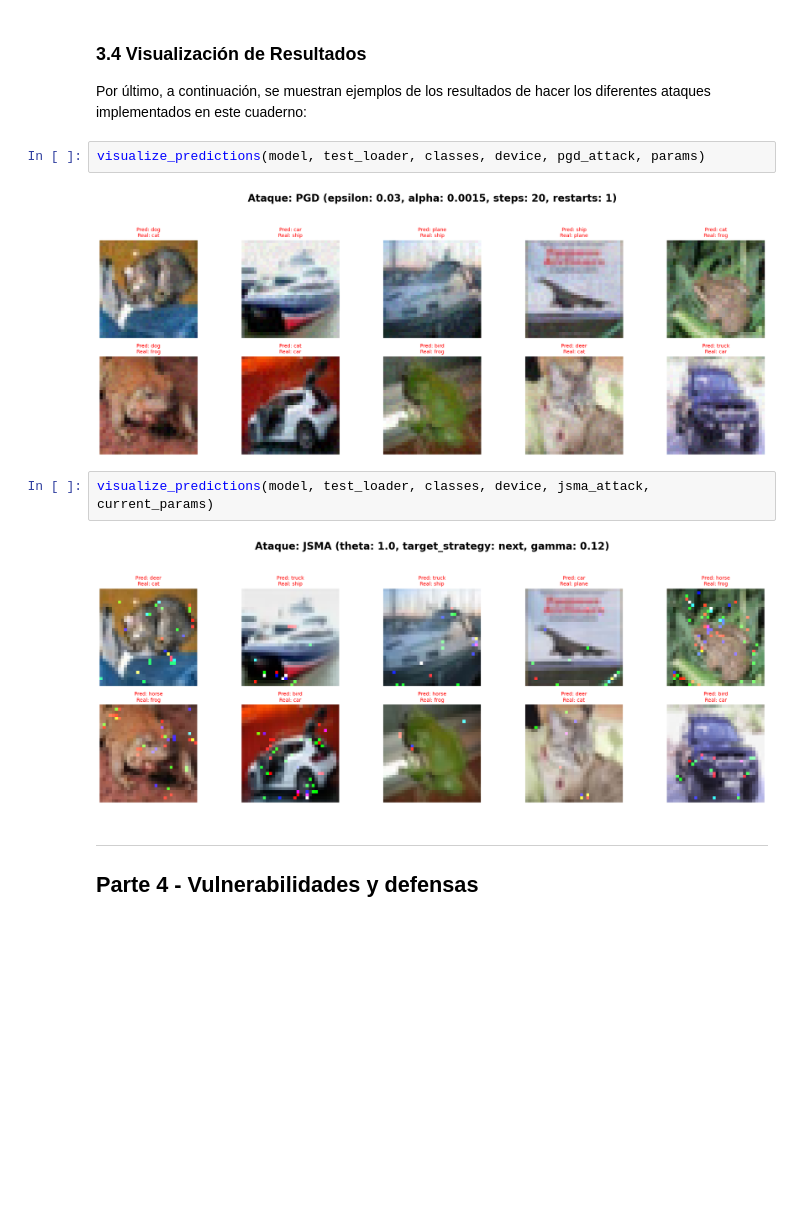
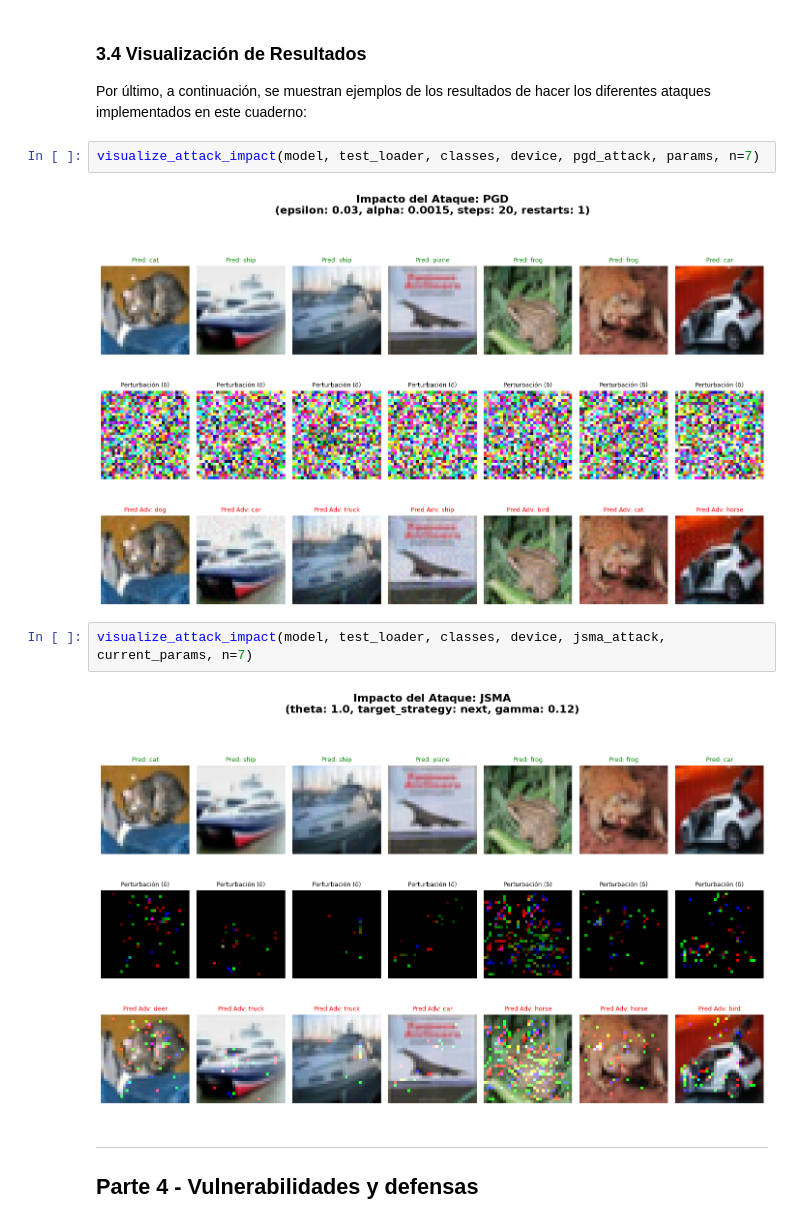
Before and after one commit to alvaroG-IA/CNN-Adversarial-Attacks-Defense, a Jupyter notebook: notebook.ipynb, the cells around one changed output. Drawn from its saved outputs; the diff is of its cells as text; blank space fills up the shorter version.

```diff
--- a/notebook.ipynb
+++ b/notebook.ipynb
@@ -674,14 +721,14 @@ A continuación, se recoge una tabla comparativa de la eficacia de los dos anter
 ### **3.4 Visualización de Resultados**
 
 Por último, a continuación, se muestran ejemplos de los resultados de hacer los diferentes ataques implementados en este cuaderno:
-# %%
-visualize_predictions(model, test_loader, classes, device, pgd_attack, params)
-# %% [output]
-[figure, removed]
-# %%
-visualize_predictions(model, test_loader, classes, device, jsma_attack, current_params)
-# %% [output]
-[figure, removed]
+# %%
+visualize_attack_impact(model, test_loader, classes, device, pgd_attack, params, n=7)
+# %% [output]
+[figure, added]
+# %%
+visualize_attack_impact(model, test_loader, classes, device, jsma_attack, current_params, n=7)
+# %% [output]
+[figure, added]
 # %% [markdown]
 ---
 ## **Parte 4 - Vulnerabilidades y defensas**
```
Also changed, not shown: parts of 10 cells of this notebook.
